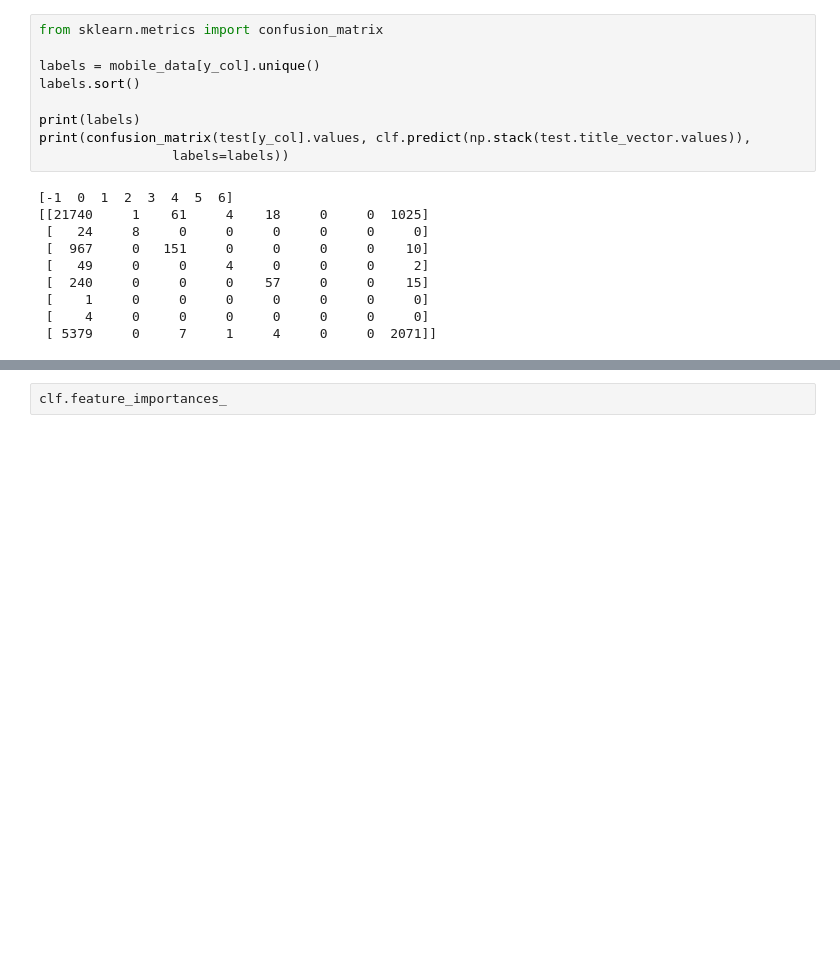
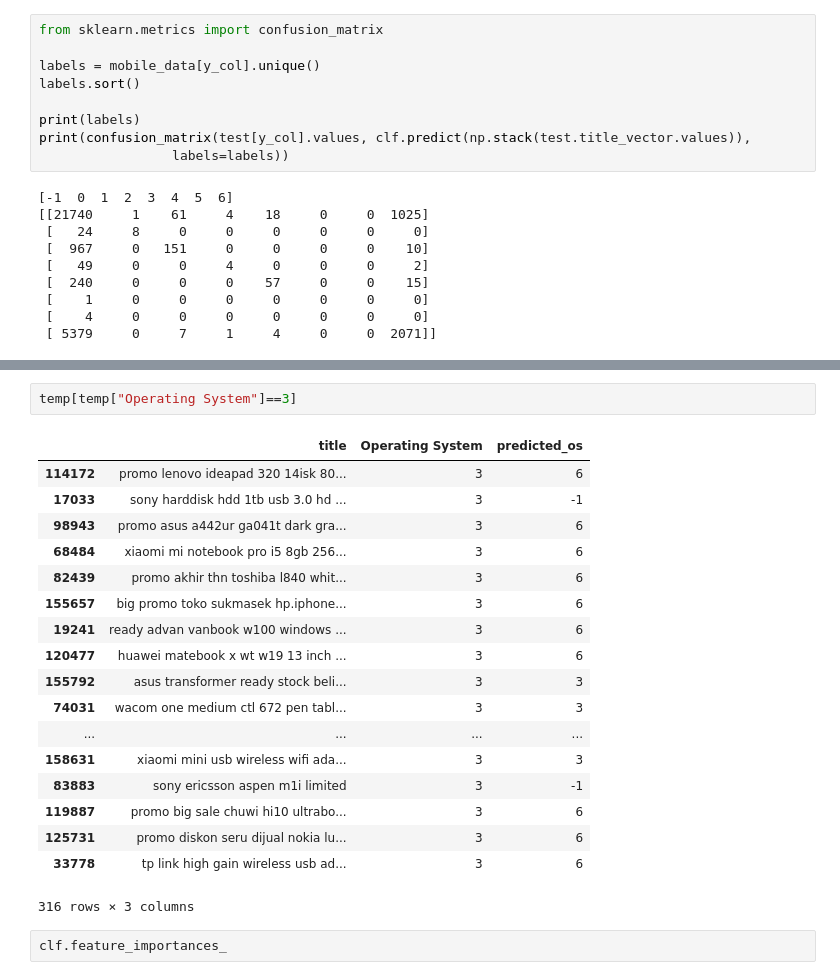
Before and after one commit to Chen-Zhe/ndsc2019, a Jupyter notebook: chenzhe_mobile_exploration.ipynb, the cells around one changed output, grey strips where cells are left out. Saved outputs shown, nothing was run; the diff lists cells and outputs as text; blank space fills up the shorter version.

```diff
--- a/chenzhe_mobile_exploration.ipynb
+++ b/chenzhe_mobile_exploration.ipynb
@@ -608,3 +627,24 @@ array(['dikarnakan stock sangat terbatas beli 2 gratis 1 promo iphone x 256gb gr
+# %%
+temp[temp["Operating System"]==3]
+# %% [output]
+|  | title | Operating System | predicted_os |
+| 114172 | promo lenovo ideapad 320 14isk 80... | 3 | 6 |
+| 17033 | sony harddisk hdd 1tb usb 3.0 hd ... | 3 | -1 |
+| 98943 | promo asus a442ur ga041t dark gra... | 3 | 6 |
+| 68484 | xiaomi mi notebook pro i5 8gb 256... | 3 | 6 |
+| 82439 | promo akhir thn toshiba l840 whit... | 3 | 6 |
+| 155657 | big promo toko sukmasek hp.iphone... | 3 | 6 |
+| 19241 | ready advan vanbook w100 windows ... | 3 | 6 |
+| 120477 | huawei matebook x wt w19 13 inch ... | 3 | 6 |
+| 155792 | asus transformer ready stock beli... | 3 | 3 |
+| 74031 | wacom one medium ctl 672 pen tabl... | 3 | 3 |
+| ... | ... | ... | ... |
+| 158631 | xiaomi mini usb wireless wifi ada... | 3 | 3 |
+| 83883 | sony ericsson aspen m1i limited | 3 | -1 |
+| 119887 | promo big sale chuwi hi10 ultrabo... | 3 | 6 |
+| 125731 | promo diskon seru dijual nokia lu... | 3 | 6 |
+| 33778 | tp link high gain wireless usb ad... | 3 | 6 |
+316 rows × 3 columns
 # %%
 clf.feature_importances_
 # %% [output]
```
Also changed, not shown: parts of 16 cells of this notebook, 1 other file.
